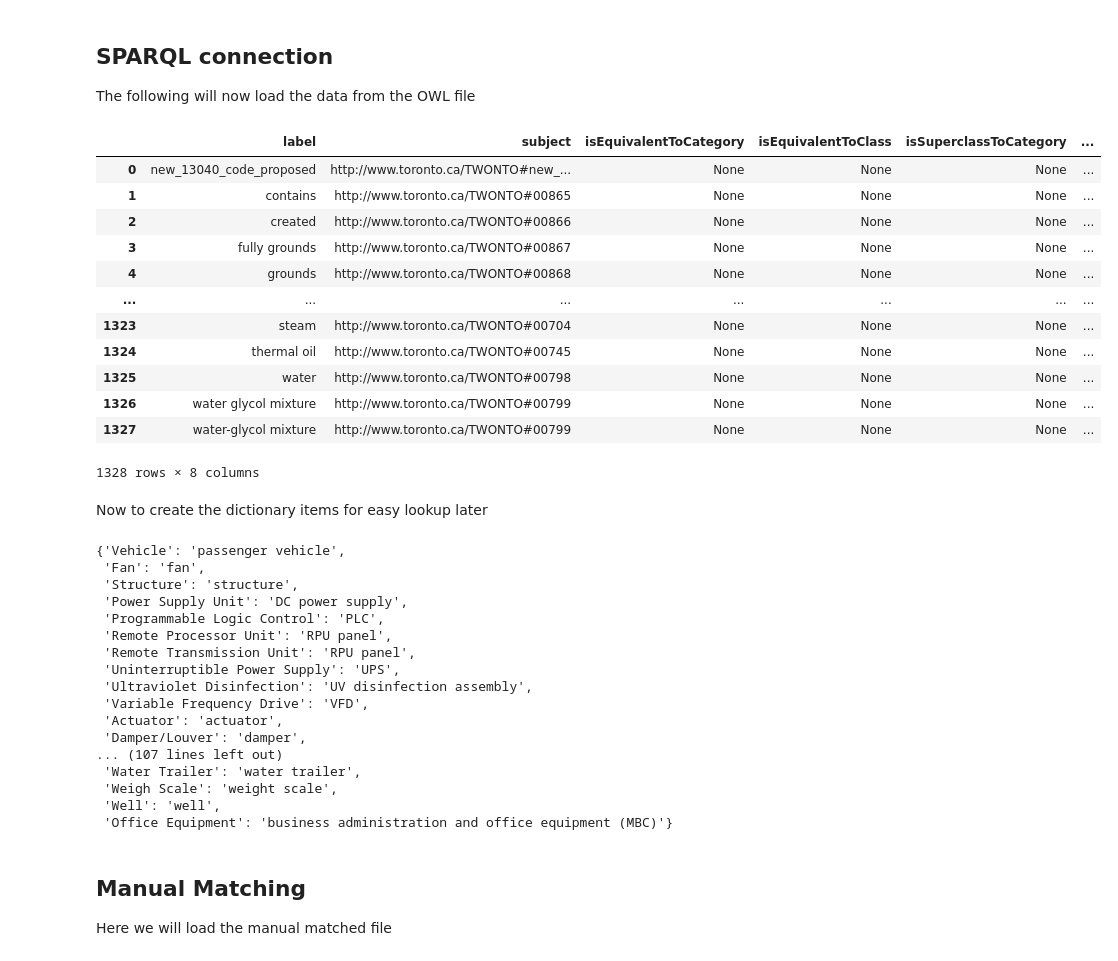
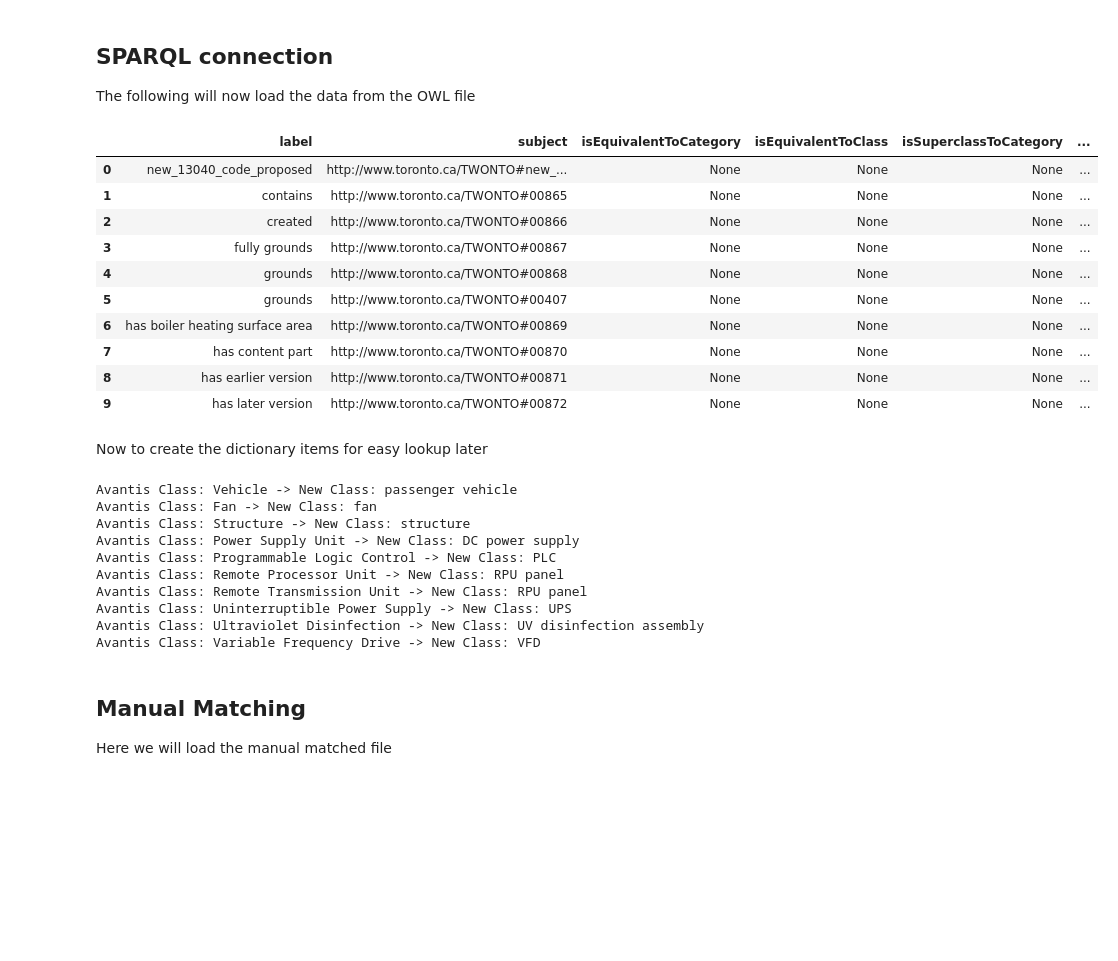
Before and after one commit to TW-ASMP/TWONTO, a Jupyter notebook: Avantis Mapping/Avantis Mapping Instructions.ipynb, the cells around one changed output. Cells and saved outputs as stored; diff of their text form; code cells hidden in the pictures; blank space fills up the shorter version.

```diff
--- a/Avantis Mapping/Avantis Mapping Instructions.ipynb
+++ b/Avantis Mapping/Avantis Mapping Instructions.ipynb
@@ -143,41 +138,39 @@ data = []
 for row in results:
     data.append([
         str(row.label) if row.label else None,
         str(row.subject) if row.subject else None,
         str(row.isEquivalentToCategory) if row.isEquivalentToCategory else None,
         str(row.isEquivalentToClass) if row.isEquivalentToClass else None,
         str(row.isSuperclassToCategory) if row.isSuperclassToCategory else None,
         str(row.isSuperclassToClass) if row.isSuperclassToClass else None,
         str(row.is_equivalent_to_tag_code) if row.is_equivalent_to_tag_code else None,
         str(row.is_superclass_to_tag_code) if row.is_superclass_to_tag_code else None
     ])
 
 df_sparql = pd.DataFrame(data, columns=[
     "label",
     "subject",
     "isEquivalentToCategory",
     "isEquivalentToClass",
     "isSuperclassToCategory",
     "isSuperclassToClass",
     "is_equivalent_to_tag_code",
     "is_superclass_to_tag_code"
 ])
 
-df_sparql
+df_sparql.head(10)
 # %% [output]
 |  | label | subject | isEquivalentToCategory | isEquivalentToClass | isSuperclassToCategory | ... |
 | 0 | new_13040_code_proposed | http://www.toronto.ca/TWONTO#new_... | None | None | None | ... |
 | 1 | contains | http://www.toronto.ca/TWONTO#00865 | None | None | None | ... |
 | 2 | created | http://www.toronto.ca/TWONTO#00866 | None | None | None | ... |
 | 3 | fully grounds | http://www.toronto.ca/TWONTO#00867 | None | None | None | ... |
 | 4 | grounds | http://www.toronto.ca/TWONTO#00868 | None | None | None | ... |
-| ... | ... | ... | ... | ... | ... | ... |
-| 1323 | steam | http://www.toronto.ca/TWONTO#00704 | None | None | None | ... |
-| 1324 | thermal oil | http://www.toronto.ca/TWONTO#00745 | None | None | None | ... |
-| 1325 | water | http://www.toronto.ca/TWONTO#00798 | None | None | None | ... |
-| 1326 | water glycol mixture | http://www.toronto.ca/TWONTO#00799 | None | None | None | ... |
-| 1327 | water-glycol mixture | http://www.toronto.ca/TWONTO#00799 | None | None | None | ... |
+| 5 | grounds | http://www.toronto.ca/TWONTO#00407 | None | None | None | ... |
+| 6 | has boiler heating surface area | http://www.toronto.ca/TWONTO#00869 | None | None | None | ... |
+| 7 | has content part | http://www.toronto.ca/TWONTO#00870 | None | None | None | ... |
+| 8 | has earlier version | http://www.toronto.ca/TWONTO#00871 | None | None | None | ... |
+| 9 | has later version | http://www.toronto.ca/TWONTO#00872 | None | None | None | ... |
-1328 rows × 8 columns
 # %% [markdown]
 Now to create the dictionary items for easy lookup later
 # %%
@@ -188,25 +181,21 @@ dict_supercategory = {k: v for k, v in zip(df_sparql['isSuperclassToCategory'],
 dict_tag = {k: v for k, v in zip(df_sparql['is_equivalent_to_tag_code'], df_sparql['label']) if k is not None}
 dict_supertag = {k: v for k, v in zip(df_sparql['is_superclass_to_tag_code'], df_sparql['label']) if k is not None}
 dict_iri = {k: v for k, v in zip(df_sparql['subject'], df_sparql['label']) if k is not None}
-dict_class
+dict_iri['x'] = 'unknown'
+
+for key, value in list(dict_class.items())[:10]:
+    print(f"Avantis Class: {key} -> New Class: {value}")
 # %% [output]
-{'Vehicle': 'passenger vehicle',
- 'Fan': 'fan',
- 'Structure': 'structure',
- 'Power Supply Unit': 'DC power supply',
- 'Programmable Logic Control': 'PLC',
- 'Remote Processor Unit': 'RPU panel',
- 'Remote Transmission Unit': 'RPU panel',
- 'Uninterruptible Power Supply': 'UPS',
- 'Ultraviolet Disinfection': 'UV disinfection assembly',
- 'Variable Frequency Drive': 'VFD',
- 'Actuator': 'actuator',
- 'Damper/Louver': 'damper',
-... (107 lines left out)
- 'Water Trailer': 'water trailer',
- 'Weigh Scale': 'weight scale',
- 'Well': 'well',
- 'Office Equipment': 'business administration and office equipment (MBC)'}
+Avantis Class: Vehicle -> New Class: passenger vehicle
+Avantis Class: Fan -> New Class: fan
+Avantis Class: Structure -> New Class: structure
+Avantis Class: Power Supply Unit -> New Class: DC power supply
+Avantis Class: Programmable Logic Control -> New Class: PLC
+Avantis Class: Remote Processor Unit -> New Class: RPU panel
+Avantis Class: Remote Transmission Unit -> New Class: RPU panel
+Avantis Class: Uninterruptible Power Supply -> New Class: UPS
+Avantis Class: Ultraviolet Disinfection -> New Class: UV disinfection assembly
+Avantis Class: Variable Frequency Drive -> New Class: VFD
 # %% [markdown]
 ## Manual Matching
 Here we will load the manual matched file
```
Also changed, not shown: parts of 8 cells of this notebook, 3 other files.
